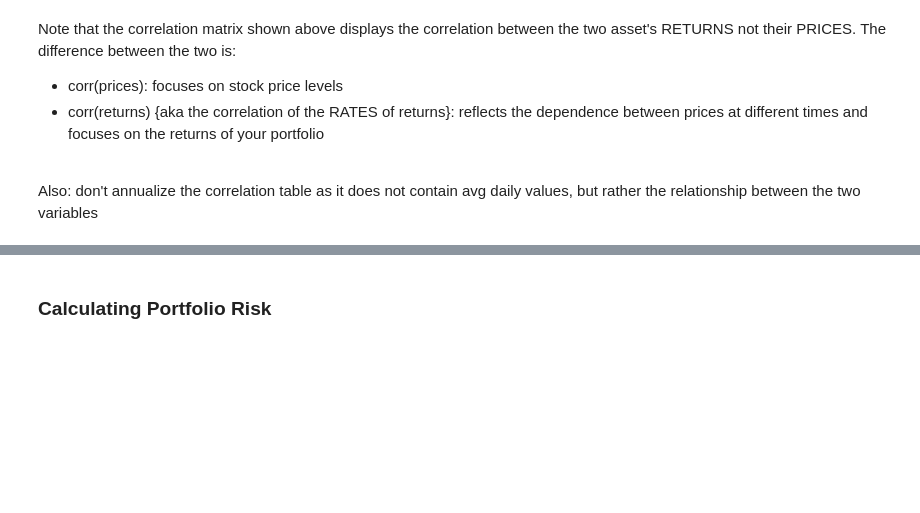
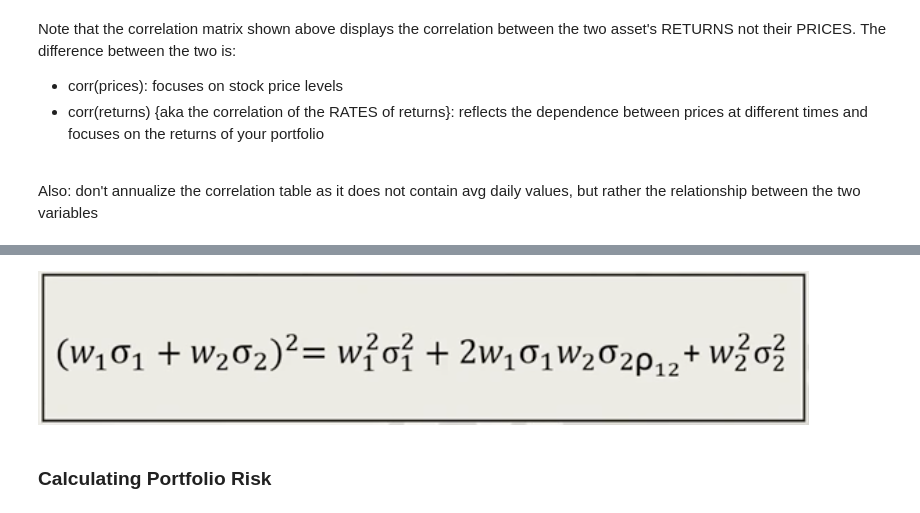
Before and after one commit to ghost99slay/PythonForFinance, a Jupyter notebook: MeasuringInvestmentRisk.ipynb, the cells around one changed output, grey strips where cells are left out. Cells and saved outputs as stored; diff of their text form; code cells hidden in the pictures; blank space fills up the shorter version.

```diff
--- a/MeasuringInvestmentRisk.ipynb
+++ b/MeasuringInvestmentRisk.ipynb
@@ -165,3 +190,8 @@ Well, calculating portfolio variance (with 2 stocks) is similar. Where w's are t
+# %%
+img = Image.open(PATH + 'assets/portfolio_variance.png')
+display(img)
+# %% [output]
+[figure, added]
 # %% [markdown]
 ### Calculating Portfolio Risk
 # %%
```
Also changed, not shown: parts of 24 cells of this notebook, 21 other files.
